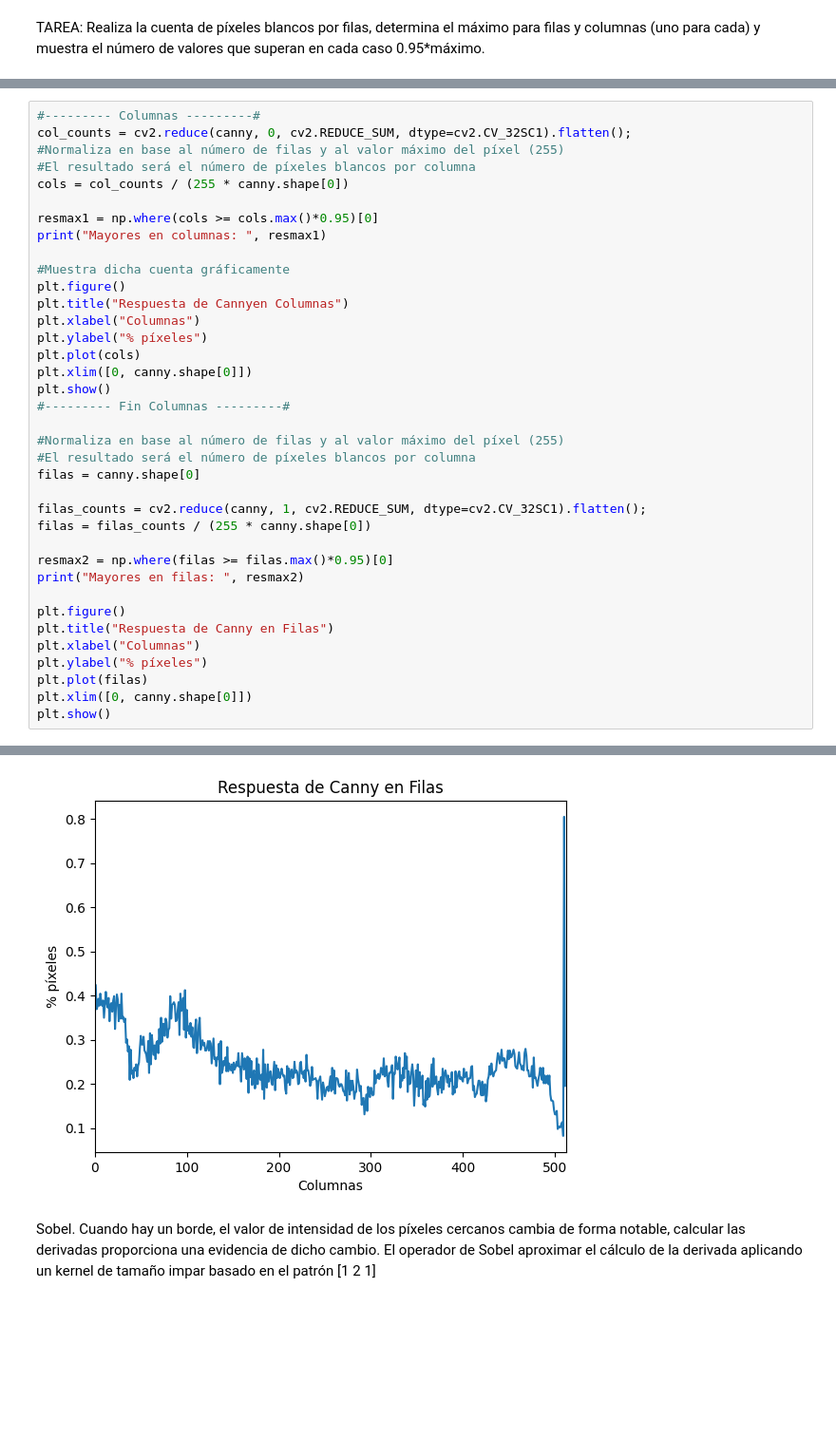
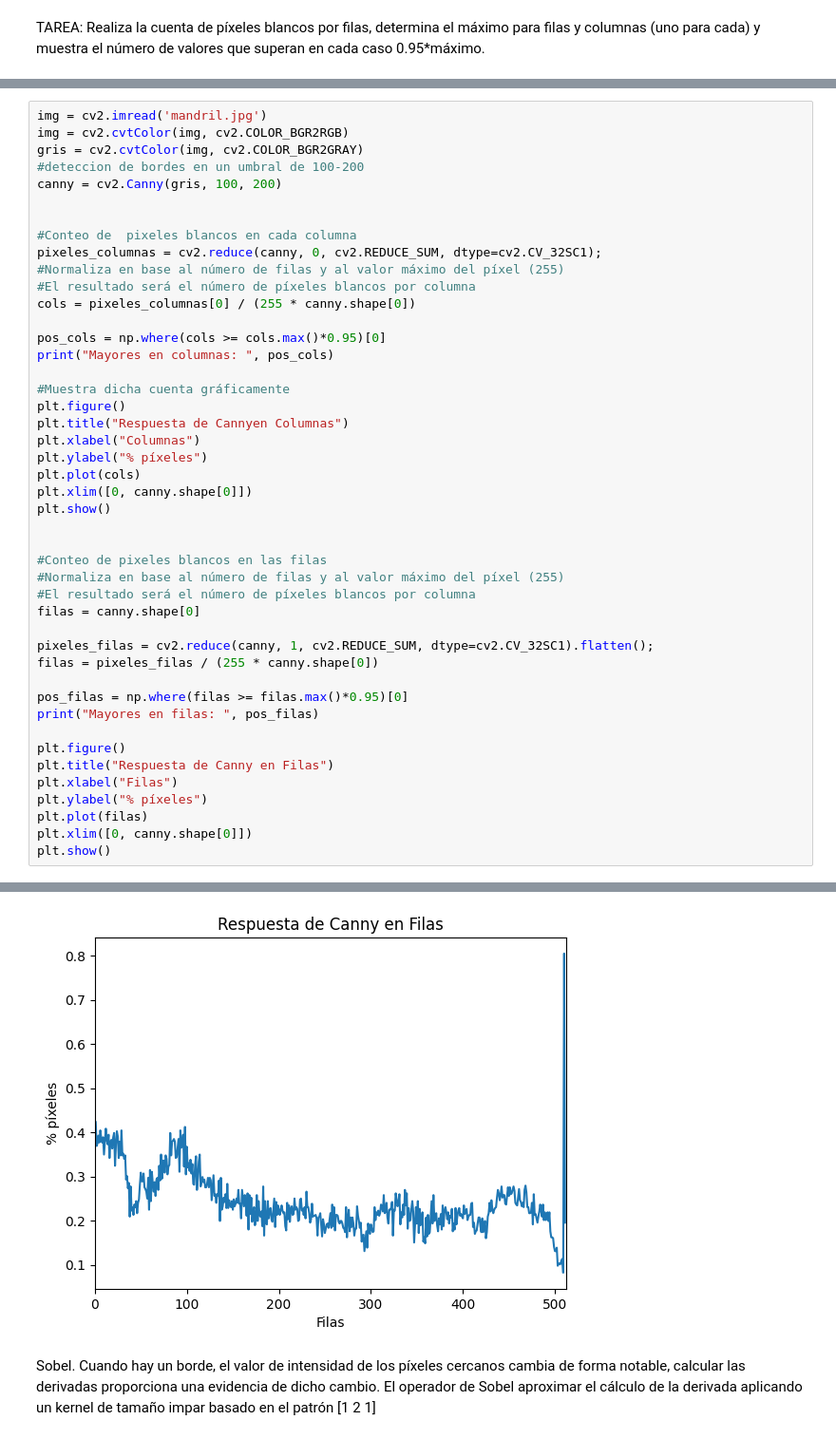
Before and after one commit to JoseManuel117/VC, a Jupyter notebook: P2/VC_P2.ipynb, the cells around one changed output, grey strips where cells are left out. Shown at 95% size. Saved outputs shown, nothing was run; the diff lists cells and outputs as text; blank space fills up the shorter version.

```diff
--- a/P2/VC_P2.ipynb
+++ b/P2/VC_P2.ipynb
@@ -119,45 +98,53 @@ plt.show()
 # %%
-#--------- Columnas ---------#
-col_counts = cv2.reduce(canny, 0, cv2.REDUCE_SUM, dtype=cv2.CV_32SC1).flatten();
+img = cv2.imread('mandril.jpg')
+img = cv2.cvtColor(img, cv2.COLOR_BGR2RGB)
+gris = cv2.cvtColor(img, cv2.COLOR_BGR2GRAY)
+#deteccion de bordes en un umbral de 100-200
+canny = cv2.Canny(gris, 100, 200)
+
+
+#Conteo de  pixeles blancos en cada columna
+pixeles_columnas = cv2.reduce(canny, 0, cv2.REDUCE_SUM, dtype=cv2.CV_32SC1);
 #Normaliza en base al número de filas y al valor máximo del píxel (255)
 #El resultado será el número de píxeles blancos por columna
-cols = col_counts / (255 * canny.shape[0])
+cols = pixeles_columnas[0] / (255 * canny.shape[0])
 
-resmax1 = np.where(cols >= cols.max()*0.95)[0]
-print("Mayores en columnas: ", resmax1)
+pos_cols = np.where(cols >= cols.max()*0.95)[0]
+print("Mayores en columnas: ", pos_cols)
 
 #Muestra dicha cuenta gráficamente
 plt.figure()
 plt.title("Respuesta de Cannyen Columnas")
 plt.xlabel("Columnas")
 plt.ylabel("% píxeles")
 plt.plot(cols)
 plt.xlim([0, canny.shape[0]])
 plt.show()
-#--------- Fin Columnas ---------#
 
+
+#Conteo de pixeles blancos en las filas
 #Normaliza en base al número de filas y al valor máximo del píxel (255)
 #El resultado será el número de píxeles blancos por columna
 filas = canny.shape[0]
 
-filas_counts = cv2.reduce(canny, 1, cv2.REDUCE_SUM, dtype=cv2.CV_32SC1).flatten();
-filas = filas_counts / (255 * canny.shape[0])
+pixeles_filas = cv2.reduce(canny, 1, cv2.REDUCE_SUM, dtype=cv2.CV_32SC1).flatten();
+filas = pixeles_filas / (255 * canny.shape[0])
 
-resmax2 = np.where(filas >= filas.max()*0.95)[0]
-print("Mayores en filas: ", resmax2)
+pos_filas = np.where(filas >= filas.max()*0.95)[0]
+print("Mayores en filas: ", pos_filas)
 
 plt.figure()
 plt.title("Respuesta de Canny en Filas")
-plt.xlabel("Columnas")
+plt.xlabel("Filas")
 plt.ylabel("% píxeles")
 plt.plot(filas)
 plt.xlim([0, canny.shape[0]])
 plt.show()
 # %% [output]
 Mayores en columnas:  [108 131 382 386 396]
 [figure]
 Mayores en filas:  [510]
-[figure, old version]
+[figure, new version]
 # %% [markdown]
 Sobel. Cuando hay un borde, el valor de intensidad de los píxeles cercanos cambia de forma notable, calcular las derivadas proporciona una evidencia de dicho cambio. El operador de Sobel aproximar el cálculo de la derivada aplicando un kernel de tamaño impar basado en el patrón [1 2 1]
 # %%
```
Also changed, not shown: parts of 1 cell of this notebook.
